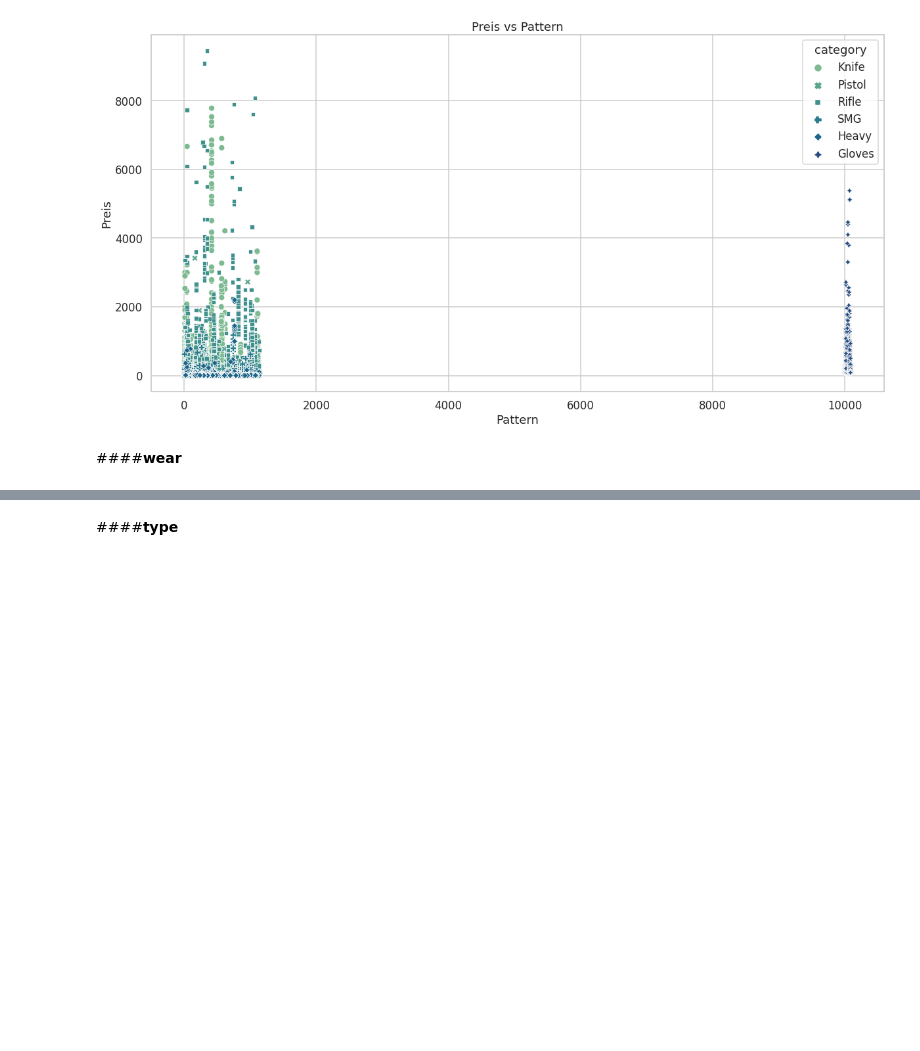
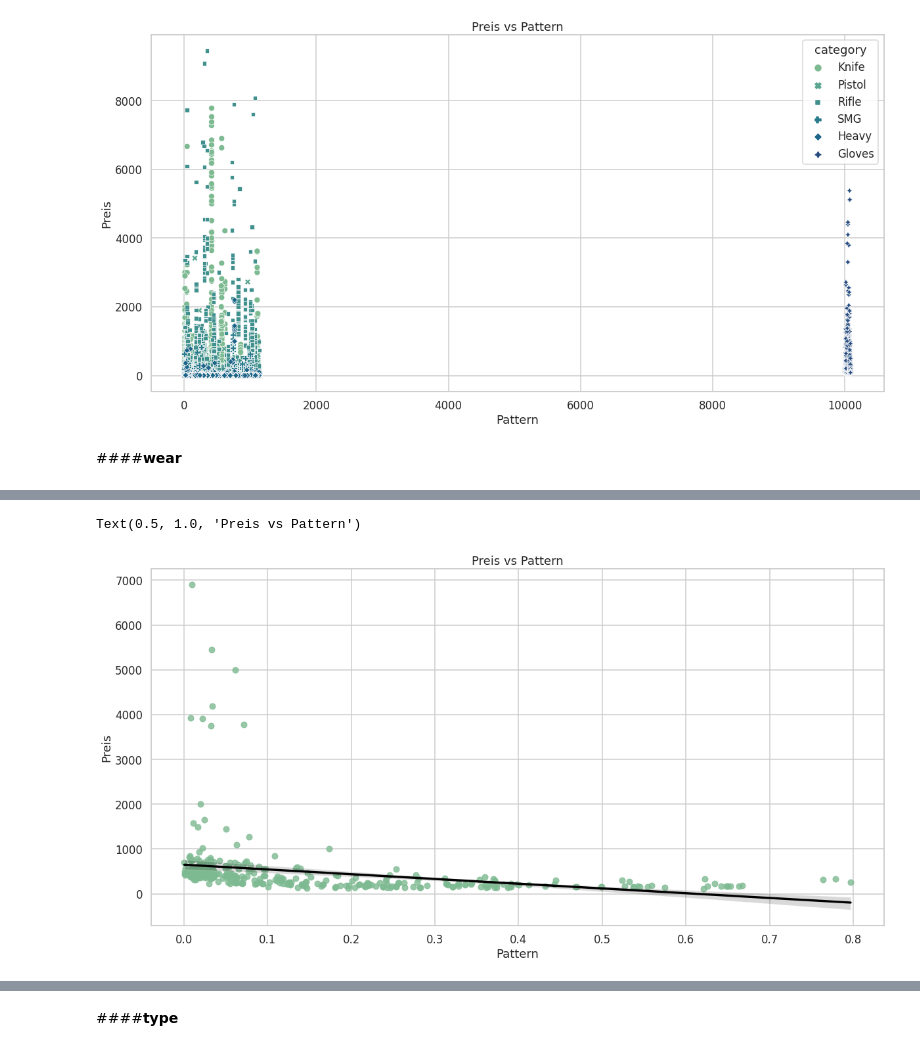
Before and after one commit to princessivy/Analyzing_CSGO_SkinPrices, a Jupyter notebook: CSGO_Analytics.ipynb, the cells around one changed output, grey strips where cells are left out. Drawn from its saved outputs; the diff is of its cells as text; code cells hidden in the pictures; blank space fills up the shorter version.

Commit message:
added plots

```diff
--- a/CSGO_Analytics.ipynb
+++ b/CSGO_Analytics.ipynb
@@ -836,0 +858,9 @@ Text(0.5, 1.0, 'Preis vs Pattern')
+# %%
+bayonet = data_knives[data_knives['subCategory']=='Bayonet']
+sns.regplot(data = bayonet, x='wear', y='salePrice', line_kws={"color": "black"})#, hue = 'category')
+plt.xlabel("Pattern")
+plt.ylabel("Preis")
+plt.title("Preis vs Pattern")
+# %% [output]
+Text(0.5, 1.0, 'Preis vs Pattern')
+[figure, added]
```
Also changed, not shown: parts of 26 cells of this notebook.
